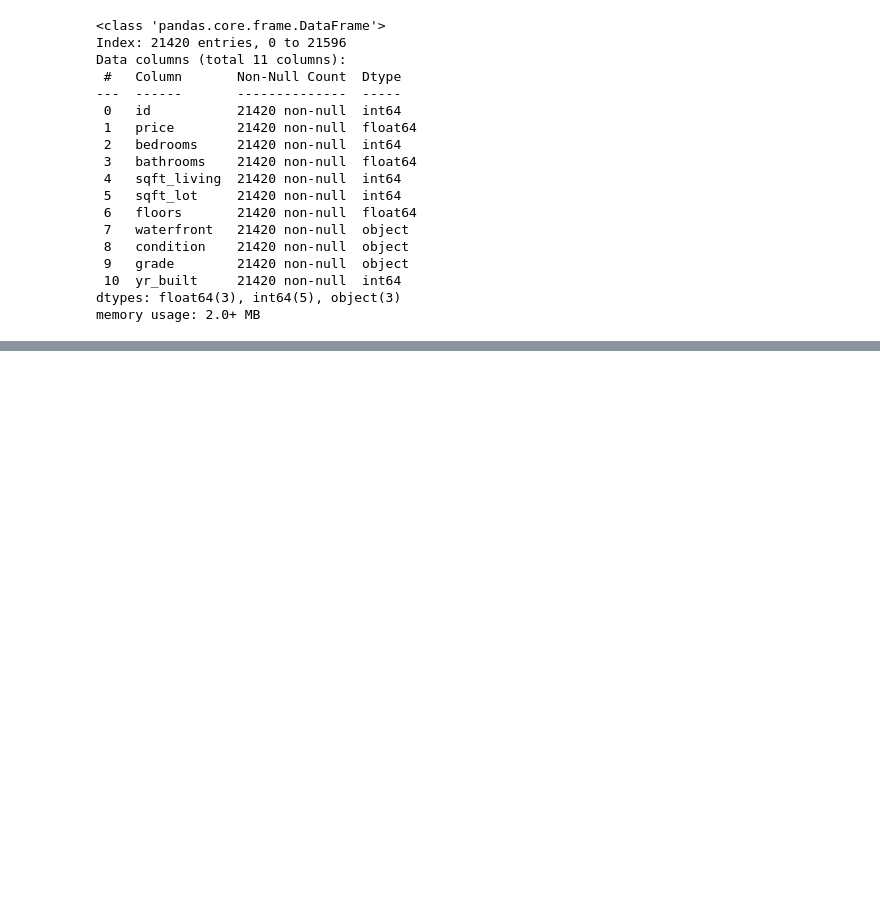
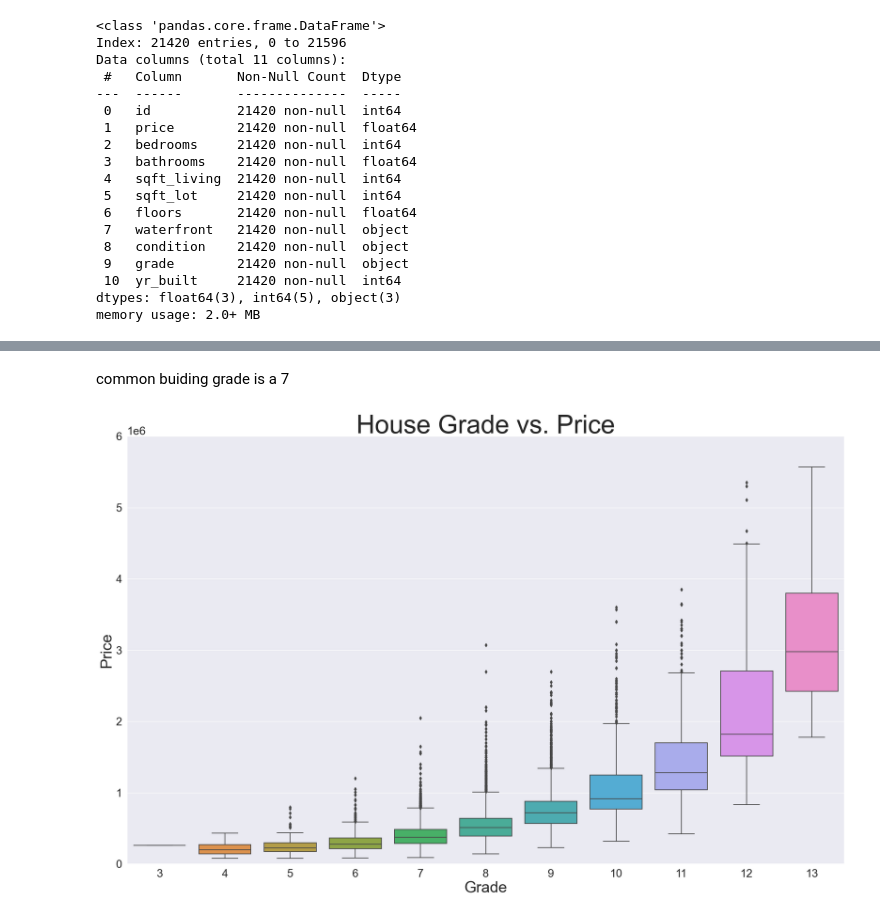
Before and after one commit to clydeochieng/dsc-phase-2-project, a Jupyter notebook: student.ipynb, the cells around one changed output, grey strips where cells are left out. Cells and saved outputs as stored; diff of their text form; code cells hidden in the pictures; blank space fills up the shorter version.

```diff
--- a/student.ipynb
+++ b/student.ipynb
@@ -539,0 +556,20 @@ memory usage: 2.0+ MB
+# %% [markdown]
+common buiding grade is a 7
+# %%
+# Change the data from object to int.
+df['grade'] = df['grade'].astype(int)
+# %%
+import matplotlib.pyplot as plt
+import seaborn as sns
+
+plt.figure(figsize=(25, 15))
+sns.set(font_scale=2)
+ax = sns.boxplot(x="grade", y="price", data=df)
+ax.set_title('House Grade vs. Price', fontsize=50)
+ax.set_ylabel('Price', fontsize=30)
+ax.set_xlabel('Grade', fontsize=30)
+ax.set_ylim(bottom=0, top=6000000)
+
+plt.savefig('grade.png')
+# %% [output]
+[figure, added]
```
Also changed, not shown: parts of 1 cell of this notebook.
